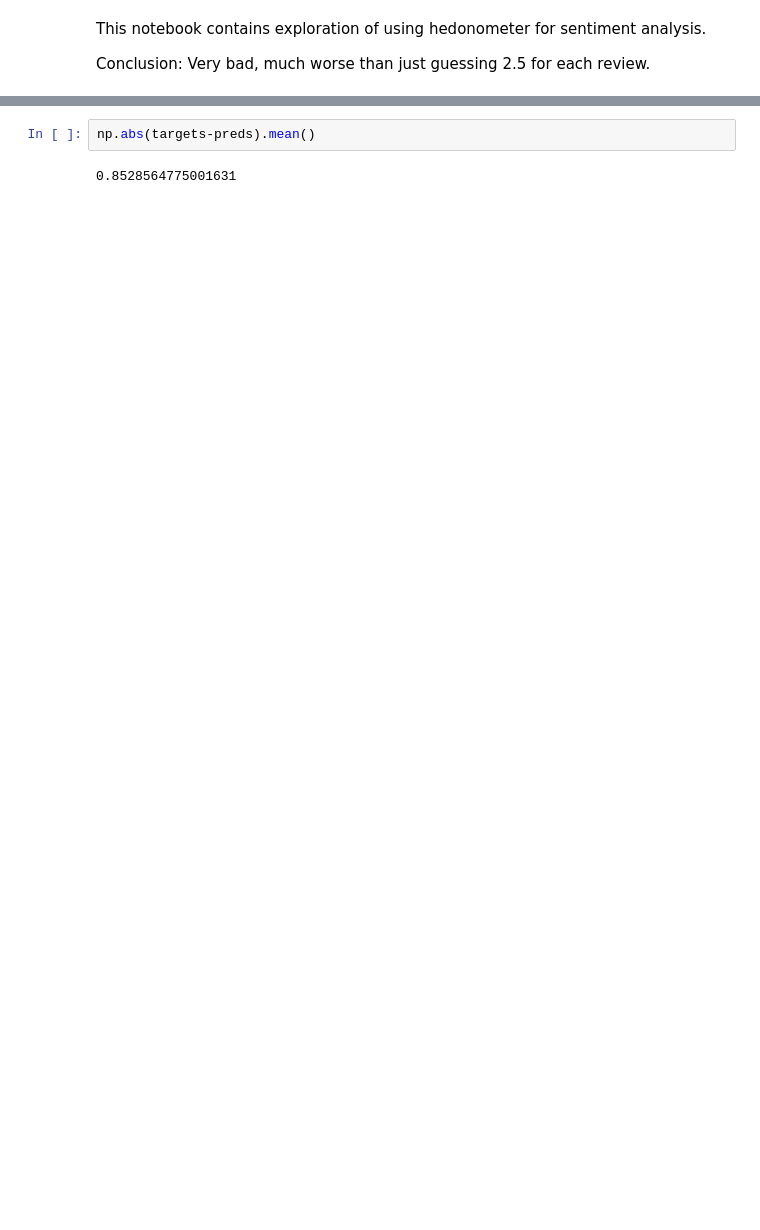
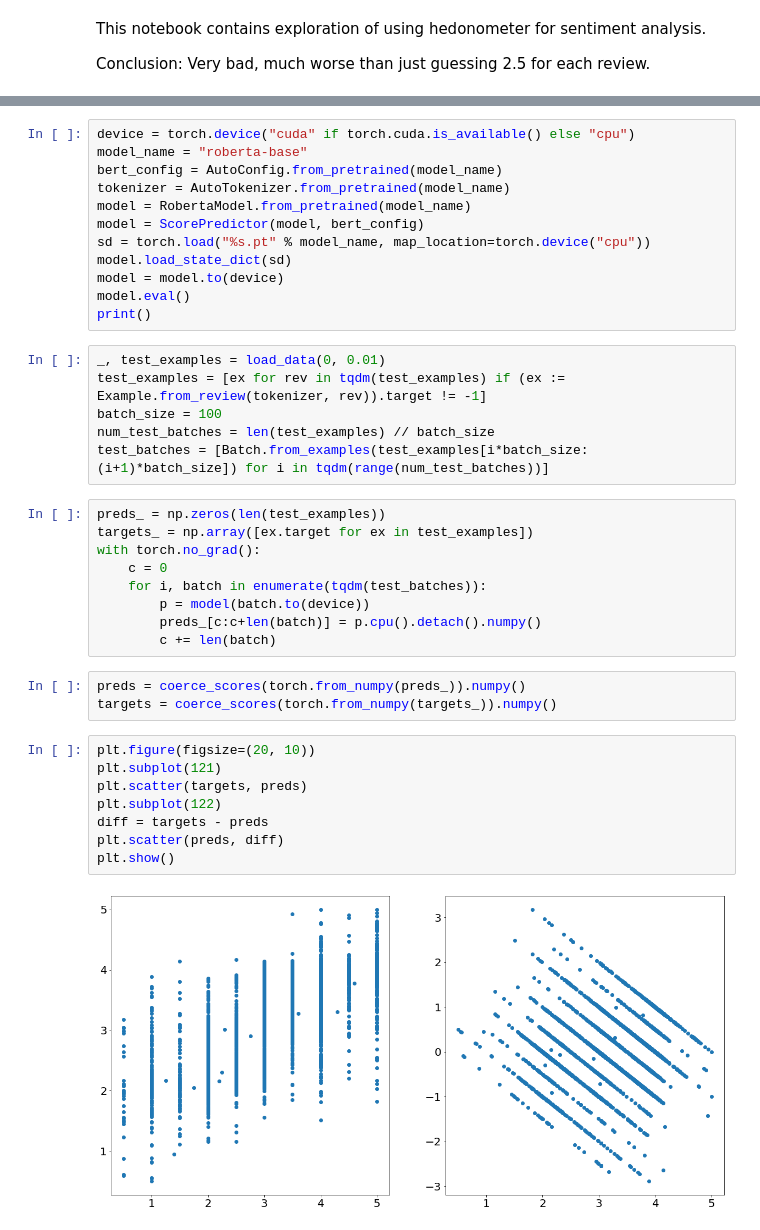
Before and after one commit to peleiden/dmiai, a Jupyter notebook: movie-reviews/exploration.ipynb, the cells around one changed output, grey strips where cells are left out. Cells and saved outputs as stored; diff of their text form; blank space fills up the shorter version.

```diff
--- a/movie-reviews/exploration.ipynb
+++ b/movie-reviews/exploration.ipynb
@@ -89,4 +13,40 @@ plt.scatter(targets, preds)
-# %%
-np.abs(targets-preds).mean()
-# %% [output]
-0.8528564775001631
+# %%
+device = torch.device("cuda" if torch.cuda.is_available() else "cpu")
+model_name = "roberta-base"
+bert_config = AutoConfig.from_pretrained(model_name)
+tokenizer = AutoTokenizer.from_pretrained(model_name)
+model = RobertaModel.from_pretrained(model_name)
+model = ScorePredictor(model, bert_config)
+sd = torch.load("%s.pt" % model_name, map_location=torch.device("cpu"))
+model.load_state_dict(sd)
+model = model.to(device)
+model.eval()
+print()
+# %%
+_, test_examples = load_data(0, 0.01)
+test_examples = [ex for rev in tqdm(test_examples) if (ex := Example.from_review(tokenizer, rev)).target != -1]
+batch_size = 100
+num_test_batches = len(test_examples) // batch_size
+test_batches = [Batch.from_examples(test_examples[i*batch_size:(i+1)*batch_size]) for i in tqdm(range(num_test_batches))]
+# %%
+preds_ = np.zeros(len(test_examples))
+targets_ = np.array([ex.target for ex in test_examples])
+with torch.no_grad():
+    c = 0
+    for i, batch in enumerate(tqdm(test_batches)):
+        p = model(batch.to(device))
+        preds_[c:c+len(batch)] = p.cpu().detach().numpy()
+        c += len(batch)
+# %%
+preds = coerce_scores(torch.from_numpy(preds_)).numpy()
+targets = coerce_scores(torch.from_numpy(targets_)).numpy()
+# %%
+plt.figure(figsize=(20, 10))
+plt.subplot(121)
+plt.scatter(targets, preds)
+plt.subplot(122)
+diff = targets - preds
+plt.scatter(preds, diff)
+plt.show()
+# %% [output]
+[figure, added]
```
Also changed, not shown: parts of 7 cells of this notebook, 1 other file.
